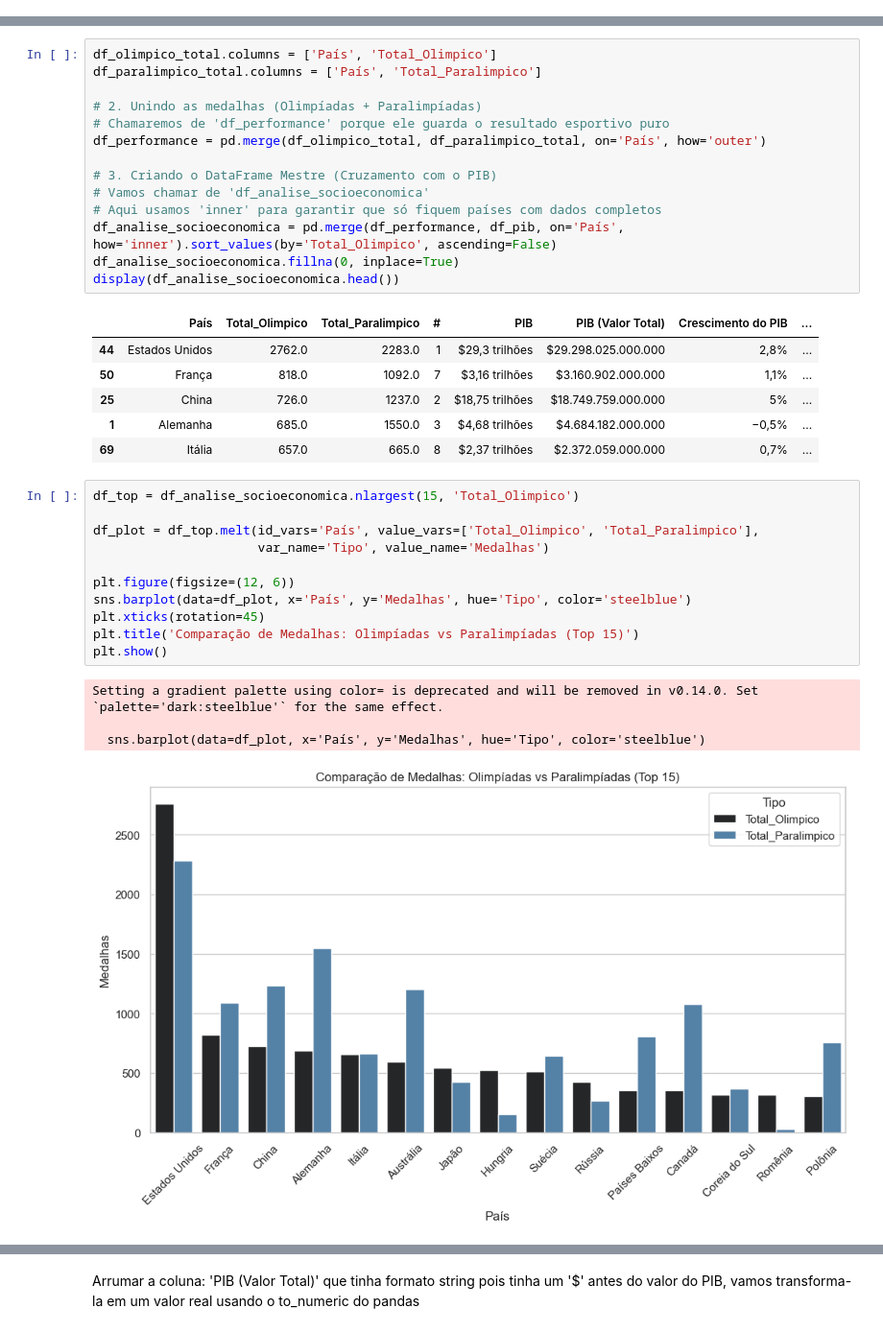
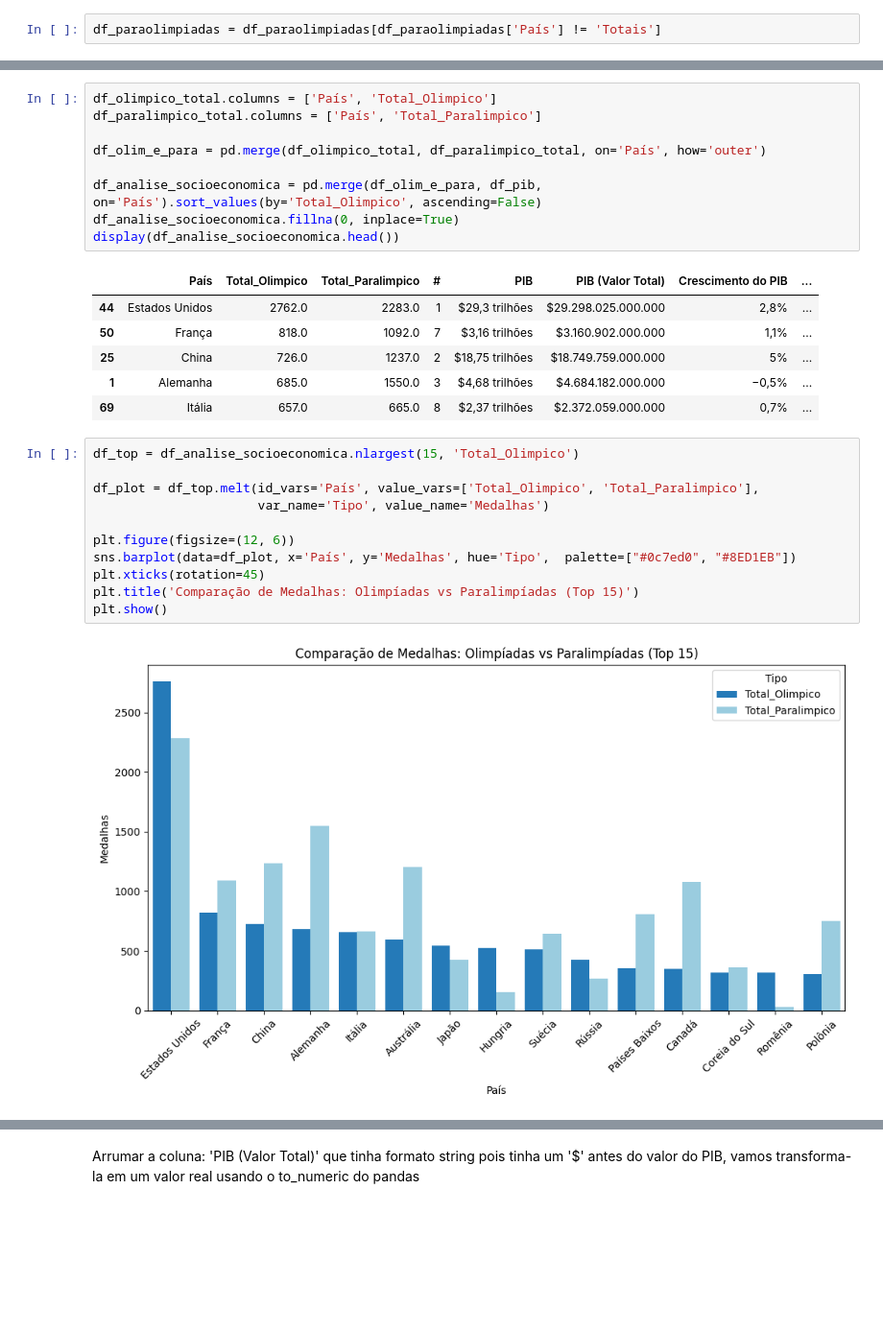
Before and after one commit to ClaraCaldas/Projeto-ICD, a Jupyter notebook: eficienciapib.ipynb, the cells around one changed output, grey strips where cells are left out. Shown at 96% size. Cells and saved outputs as stored; diff of their text form; blank space fills up the shorter version.

```diff
--- a/eficienciapib.ipynb
+++ b/eficienciapib.ipynb
@@ -181,0 +158,2 @@ Cria o total de medalhas olimpicas e paralimpicas
+# %%
+df_paraolimpiadas = df_paraolimpiadas[df_paraolimpiadas['País'] != 'Totais']
@@ -209,14 +187,9 @@ display(df_paralimpico_total.head())
 df_olimpico_total.columns = ['País', 'Total_Olimpico']
 df_paralimpico_total.columns = ['País', 'Total_Paralimpico']
 
-# 2. Unindo as medalhas (Olimpíadas + Paralimpíadas)
-# Chamaremos de 'df_performance' porque ele guarda o resultado esportivo puro
-df_performance = pd.merge(df_olimpico_total, df_paralimpico_total, on='País', how='outer')
+df_olim_e_para = pd.merge(df_olimpico_total, df_paralimpico_total, on='País', how='outer')
 
-# 3. Criando o DataFrame Mestre (Cruzamento com o PIB)
-# Vamos chamar de 'df_analise_socioeconomica'
-# Aqui usamos 'inner' para garantir que só fiquem países com dados completos
-df_analise_socioeconomica = pd.merge(df_performance, df_pib, on='País', how='inner').sort_values(by='Total_Olimpico', ascending=False)
+df_analise_socioeconomica = pd.merge(df_olim_e_para, df_pib, on='País').sort_values(by='Total_Olimpico', ascending=False)
 df_analise_socioeconomica.fillna(0, inplace=True)
 display(df_analise_socioeconomica.head())
 # %% [output]
@@ -229,17 +202,14 @@ display(df_analise_socioeconomica.head())
 # %%
 df_top = df_analise_socioeconomica.nlargest(15, 'Total_Olimpico')
 
 df_plot = df_top.melt(id_vars='País', value_vars=['Total_Olimpico', 'Total_Paralimpico'],
                       var_name='Tipo', value_name='Medalhas')
 
 plt.figure(figsize=(12, 6))
-sns.barplot(data=df_plot, x='País', y='Medalhas', hue='Tipo', color='steelblue')
+sns.barplot(data=df_plot, x='País', y='Medalhas', hue='Tipo',  palette=["#0c7ed0", "#8ED1EB"])
 plt.xticks(rotation=45)
 plt.title('Comparação de Medalhas: Olimpíadas vs Paralimpíadas (Top 15)')
 plt.show()
 # %% [output]
-Setting a gradient palette using color= is deprecated and will be removed in v0.14.0. Set `palette='dark:steelblue'` for the same effect.
-
-  sns.barplot(data=df_plot, x='País', y='Medalhas', hue='Tipo', color='steelblue')
-[figure, old version]
+[figure, new version]
 # %% [markdown]
```
Also changed, not shown: parts of 25 cells of this notebook, 1 other file.
